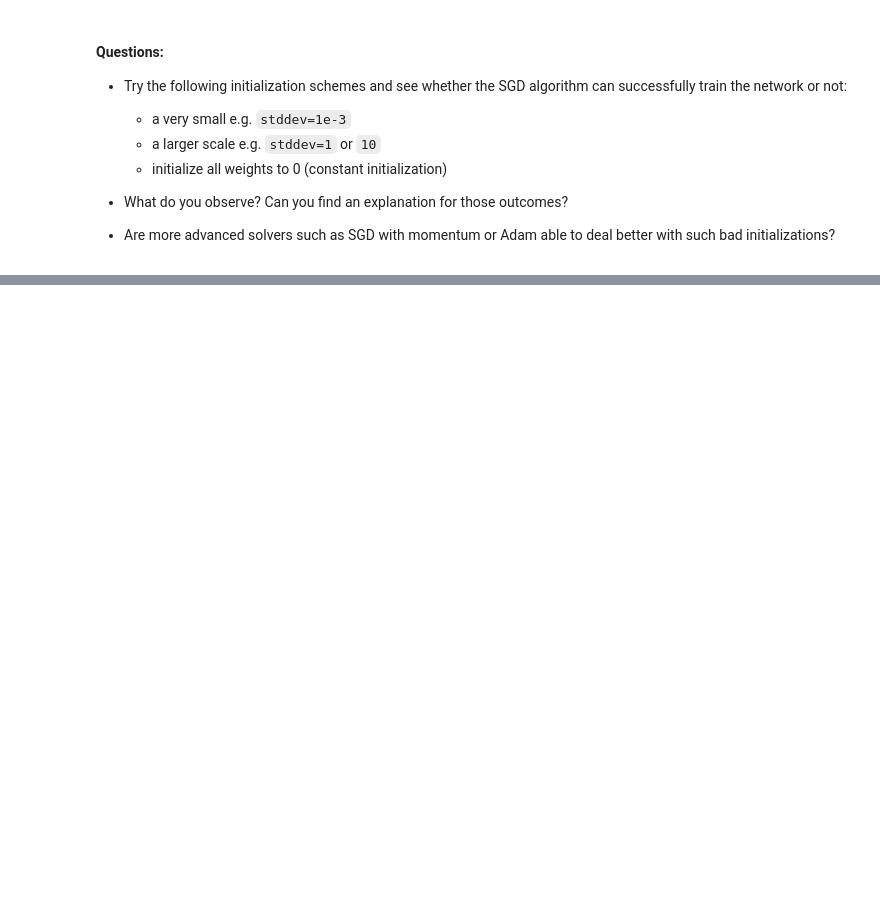
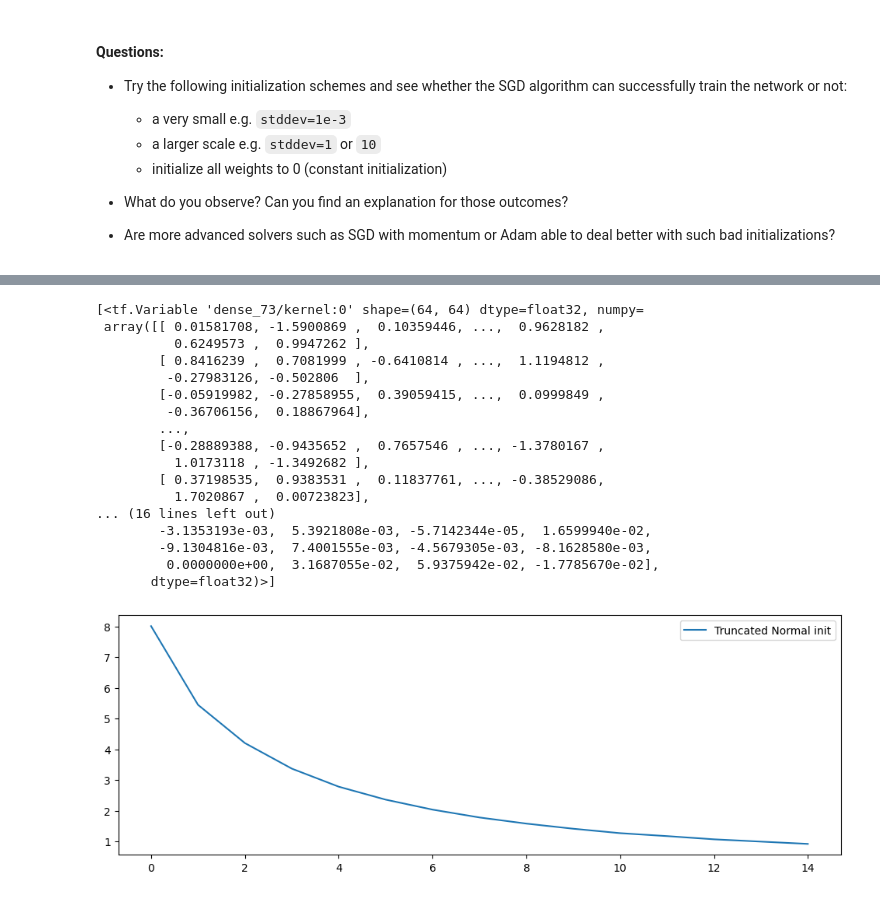
Before and after one commit to lisafeeney33/deep_learning, a Jupyter notebook: 01_materials/labs/lab_1.ipynb, the cells around one changed output, grey strips where cells are left out. Cells and saved outputs as stored; diff of their text form; code cells hidden in the pictures; blank space fills up the shorter version.

```diff
--- a/01_materials/labs/lab_1.ipynb
+++ b/01_materials/labs/lab_1.ipynb
@@ -470,0 +1249,51 @@ model.layers[0].weights
+# %%
+# Are more advanced solvers such as Adam able to deal better with such bad initializations?
+
+from tensorflow.keras import initializers
+from tensorflow.keras import optimizers
+from tensorflow.keras.models import Sequential
+from tensorflow.keras.layers import Dense
+
+input_dim = 64
+hidden_dim = 64
+output_dim = 10
+
+normal_init = initializers.TruncatedNormal(stddev=1, seed=42)
+
+model = Sequential()
+model.add(Dense(hidden_dim, input_dim=input_dim, activation="tanh",
+                kernel_initializer=normal_init))
+model.add(Dense(hidden_dim, activation="tanh",
+                kernel_initializer=normal_init))
+model.add(Dense(output_dim, activation="softmax",
+                kernel_initializer=normal_init))
+
+# Use Adam optimizer with default parameters
+model.compile(optimizer=optimizers.Adam(),  # Adam with default parameters
+              loss='categorical_crossentropy', metrics=['accuracy'])
+
+# Check model layers and weights
+model.layers
+
+# Check weights of the first layer
+model.layers[0].weights
+
+# Extract weights and biases
+w = model.layers[0].weights[0].numpy()
+b = model.layers[0].weights[1].numpy()
+
+# Display weight and bias statistics
+w.std()
+b
+
+# Fit the model
+history = model.fit(X_train, y_train, epochs=15, batch_size=32)
+
+# Plot the loss curve
+plt.figure(figsize=(12, 4))
+plt.plot(history.history['loss'], label="Truncated Normal init")
+plt.legend()
+
+# Once the model has been fit, the weights have been updated and notably the biases are no longer 0
+model.layers[0].weights
+# %% [output]
@@ -470,0 +1317,18 @@ model.layers[0].weights
+[<tf.Variable 'dense_73/kernel:0' shape=(64, 64) dtype=float32, numpy=
+ array([[ 0.01581708, -1.5900869 ,  0.10359446, ...,  0.9628182 ,
+          0.6249573 ,  0.9947262 ],
+        [ 0.8416239 ,  0.7081999 , -0.6410814 , ...,  1.1194812 ,
+         -0.27983126, -0.502806  ],
+        [-0.05919982, -0.27858955,  0.39059415, ...,  0.0999849 ,
+         -0.36706156,  0.18867964],
+        ...,
+        [-0.28889388, -0.9435652 ,  0.7657546 , ..., -1.3780167 ,
+          1.0173118 , -1.3492682 ],
+        [ 0.37198535,  0.9383531 ,  0.11837761, ..., -0.38529086,
+          1.7020867 ,  0.00723823],
+... (16 lines left out)
+        -3.1353193e-03,  5.3921808e-03, -5.7142344e-05,  1.6599940e-02,
+        -9.1304816e-03,  7.4001555e-03, -4.5679305e-03, -8.1628580e-03,
+         0.0000000e+00,  3.1687055e-02,  5.9375942e-02, -1.7785670e-02],
+       dtype=float32)>]
+[figure, added]
```
Also changed, not shown: parts of 35 cells of this notebook.
